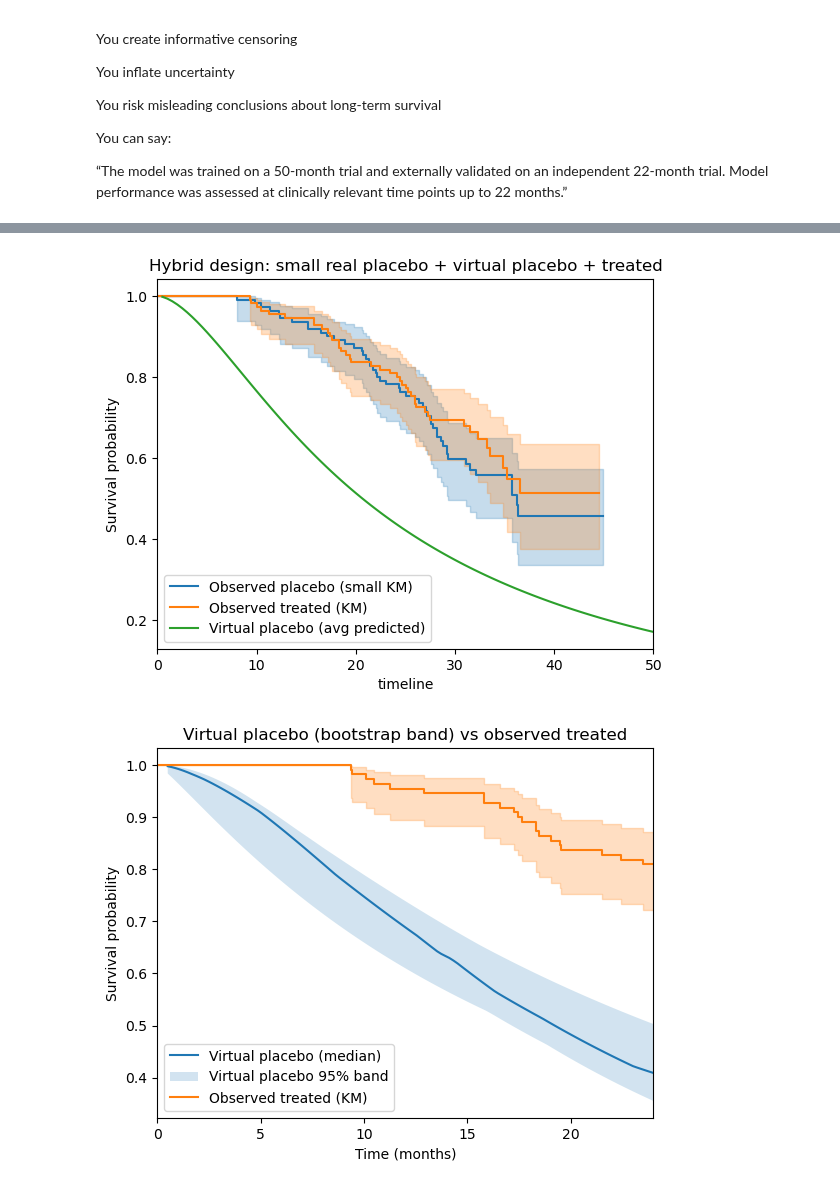
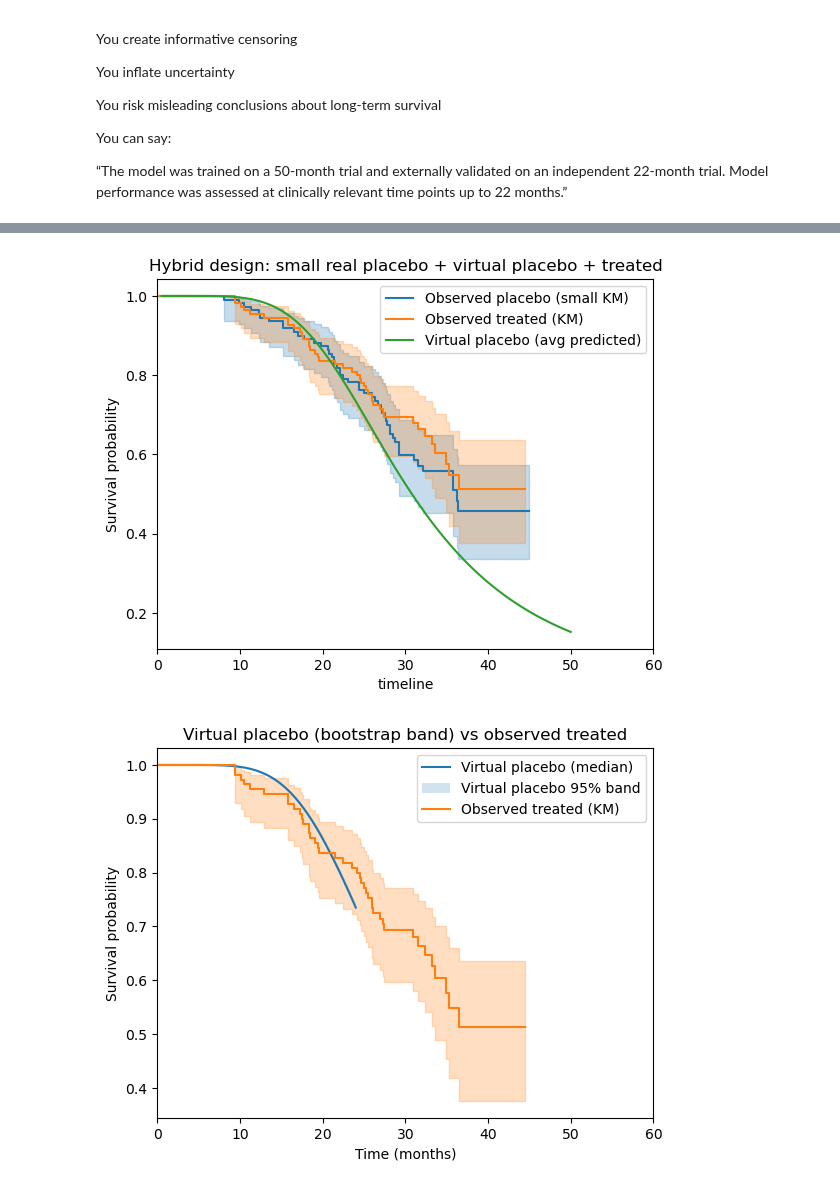
Before and after one commit to Uzoemeka/All_ALS_Data, a Jupyter notebook: 07.3_flexible_parametric_model_script_val_functionized_main_placebo_ext_trt_val.ipynb, the cells around one changed output, grey strips where cells are left out. Drawn from its saved outputs; the diff is of its cells as text; code cells hidden in the pictures.

```diff
--- a/07.3_flexible_parametric_model_script_val_functionized_main_placebo_ext_trt_val.ipynb
+++ b/07.3_flexible_parametric_model_script_val_functionized_main_placebo_ext_trt_val.ipynb
@@ -42,4 +42,6 @@ miro0 = pd.read_csv('/Users/Apple/projects/ALS_Digital_Twins/All_processed_data/
 miroli0 = pd.read_csv('/Users/Apple/projects/ALS_Digital_Twins/All_processed_data/DataFile/miroli0_processed_data_for_fp_model_21-01-2026.csv')
 ril_3010 = pd.read_csv('/Users/Apple/projects/ALS_Digital_Twins/All_processed_data/DataFile/ril_3010_processed_data_for_fp_model_21-01-2026.csv')
 proact0 = pd.read_csv('/Users/Apple/projects/ALS_Digital_Twins/All_processed_data/DataFile/proact0_processed_data_for_fp_model_21-01-2026.csv')
+# %%
+proact0 = proact0[proact0['Disease_Duration'] < 120]
 # %%
@@ -1627,14 +2018,14 @@ ril_3010_pla.select_dtypes(include=['float64']).describe()
 # %%
-dat_set = ril_3010_pla.copy()
+dat_set = proact0_pla.copy()
 
-covariates = ["Age", "Diagnostic_Delay", "Vital_capacity","Onset_Limb", "Sex_Male" ]
-            #, 'Sex_onset',  "Age_Sex", "Age_onset", "Age_VC", "Sex_VC", "Onset_VC", "Age_sq"]
+covariates = ["Age", "Diagnostic_Delay", "Vital_capacity","Onset_Limb", "Sex_Male",
+                'Sex_onset',   "Age_onset",  "Sex_VC"] #, "Age_VC", "Age_Sex","Onset_VC", "Age_sq"]
 
 forced_vars = ["Age", "Sex_Male", "Diagnostic_Delay", "Onset_Limb", "Vital_capacity"]
 
-df_candidates = [1, 2, 3]   # recommended now that df=3 showed up
-t0_months = 12
-n_boot_full_strategy = 30
+df_candidates = [1, 2]   # recommended now that df=3 showed up
+t0_months = 36
+n_boot_full_strategy = 10
 seed_rand = 42
 
 # ============================================================
@@ -1655,13 +2046,13 @@ res_strategy, diag, model_best_full, boot_coefs = full_strategy_bootstrap_valida
 )
 # ============================================================
 
-print("\nFULL-STRATEGY INTERNAL VALIDATION (score=-LP)")
-print("Best model on full data:", res_strategy.best_vars_full)
-print("Best df:", res_strategy.best_spline_df_full, "AIC:", res_strategy.best_aic_full)
-print("C-index app/corr:", res_strategy.cindex_app, res_strategy.cindex_corr, res_strategy.cindex_ci)
-print("Slope  app/corr:", res_strategy.slope_app,  res_strategy.slope_corr,  res_strategy.slope_ci)
-print("CITL   app/corr:", res_strategy.citl_app,   res_strategy.citl_corr,   res_strategy.citl_ci)
-print("CITL   month:", t0_months)
+# print("\nFULL-STRATEGY INTERNAL VALIDATION (score=-LP)")
+# print("Best model on full data:", res_strategy.best_vars_full)
+# print("Best df:", res_strategy.best_spline_df_full, "AIC:", res_strategy.best_aic_full)
+# print("C-index app/corr:", res_strategy.cindex_app, res_strategy.cindex_corr, res_strategy.cindex_ci)
+# print("Slope  app/corr:", res_strategy.slope_app,  res_strategy.slope_corr,  res_strategy.slope_ci)
+# print("CITL   app/corr:", res_strategy.citl_app,   res_strategy.citl_corr,   res_strategy.citl_ci)
+# print("CITL   month:", t0_months)
 # print("Bootstrap success/fail:", res_strategy.n_boot_success, res_strategy.n_boot_fail)
 
 # # Strategy-level shrinkage (now valid)
@@ -2169,6 +2615,6 @@ def plot_hybrid(
 # %%
-dat_trt = ril_3010_trt
-time_grid = np.linspace(0.5, 24, 120)
+dat_trt = proact0_trt
+time_grid = np.linspace(0.5, dat_trt["Disease_Duration"].max(), 100)
 
 avg_S, S_mat = virtual_placebo_survival_curve(
     model_placebo=model_final,     # your placebo-trained stpm2
@@ -2199,13 +2645,14 @@ First patient last 5: [0.07430321 0.071603   0.06898647 0.06645168 0.06399668]
 # %%
-dat_trt = ril_3010_trt
+dat_trt = proact0_trt
 time_max = dat_trt["Disease_Duration"].max()
 
-time_grid = np.linspace(0.5, time_max, 100)  # avoid 0 exactly sometimes
+time_grid = np.linspace(0.05, time_max, 100)  # avoid 0 exactly sometimes
 plot_virtual_placebo_vs_treated(
     model_placebo=model_final,          # placebo model
     treated_df=dat_trt,              # <-- your treated cohort
     vars_final=vars_final,
     time_grid=time_grid,
-    shrinkage=shrinkage
+    shrinkage=shrinkage,
+    x_max=time_max
 )
 # %% [output]
@@ -2295,20 +2742,21 @@ plot_hybrid(
     vars_final=vars_final,
     time_grid=time_grid,
     shrinkage=shrinkage,
-    x_max=50
+    x_max=60
 )
 # %% [output]
-[figure, old version]
+[figure, new version]
 # %%
 time_grid = np.linspace(0.5, 24, 120)
 
 plot_virtual_placebo_with_band(
     model_placebo=model_final,
     treated_df=treated_df,
     vars_final=vars_final,
     time_grid=time_grid,
     boot_coefs=boot_coefs,
-    shrinkage=shrinkage
+    shrinkage=shrinkage,
+    x_max=60
 )
 # %% [output]
-[figure, old version]
+[figure, new version]
```
Also changed, not shown: parts of 31 cells of this notebook, 2 other files.
